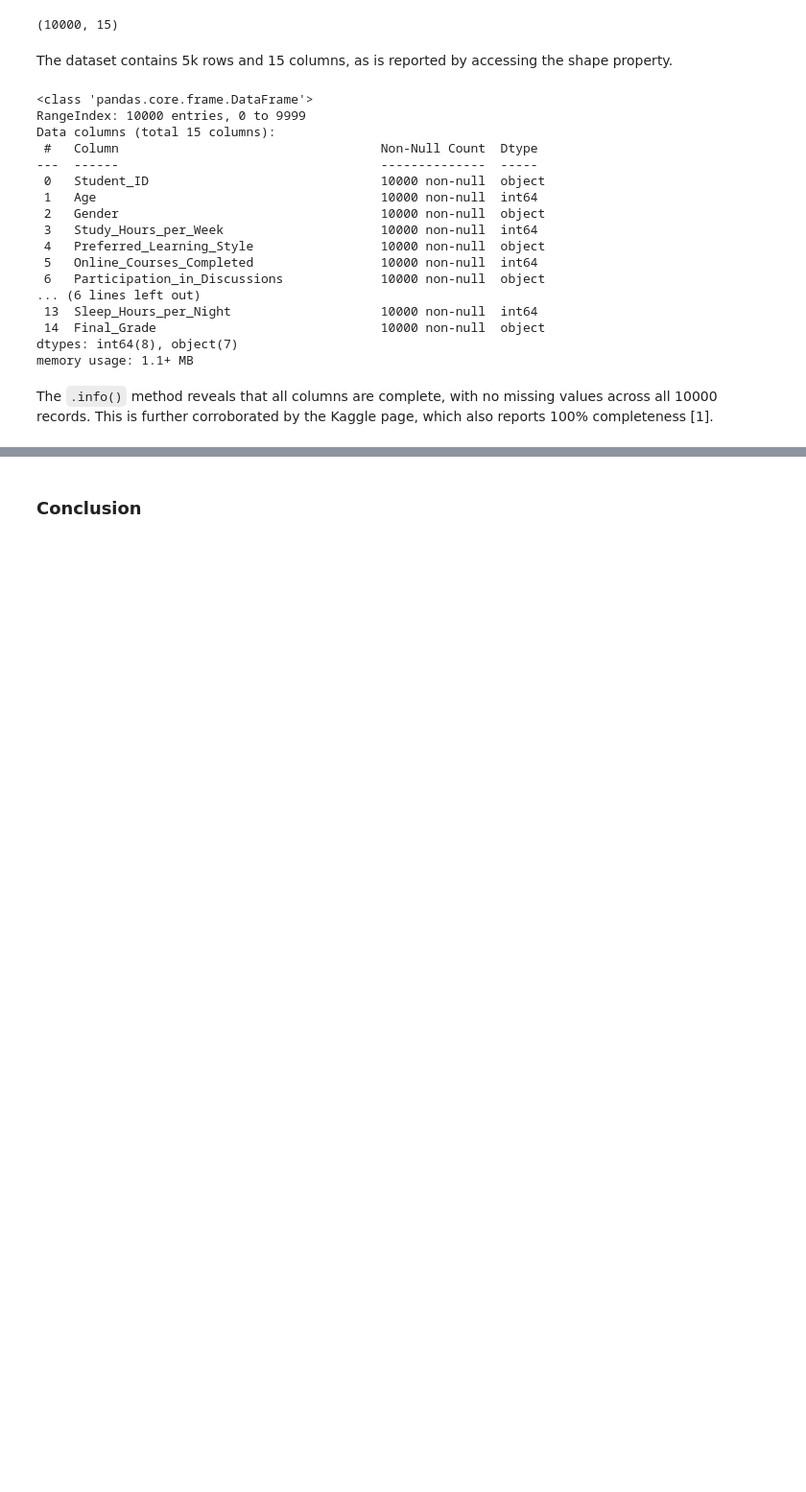
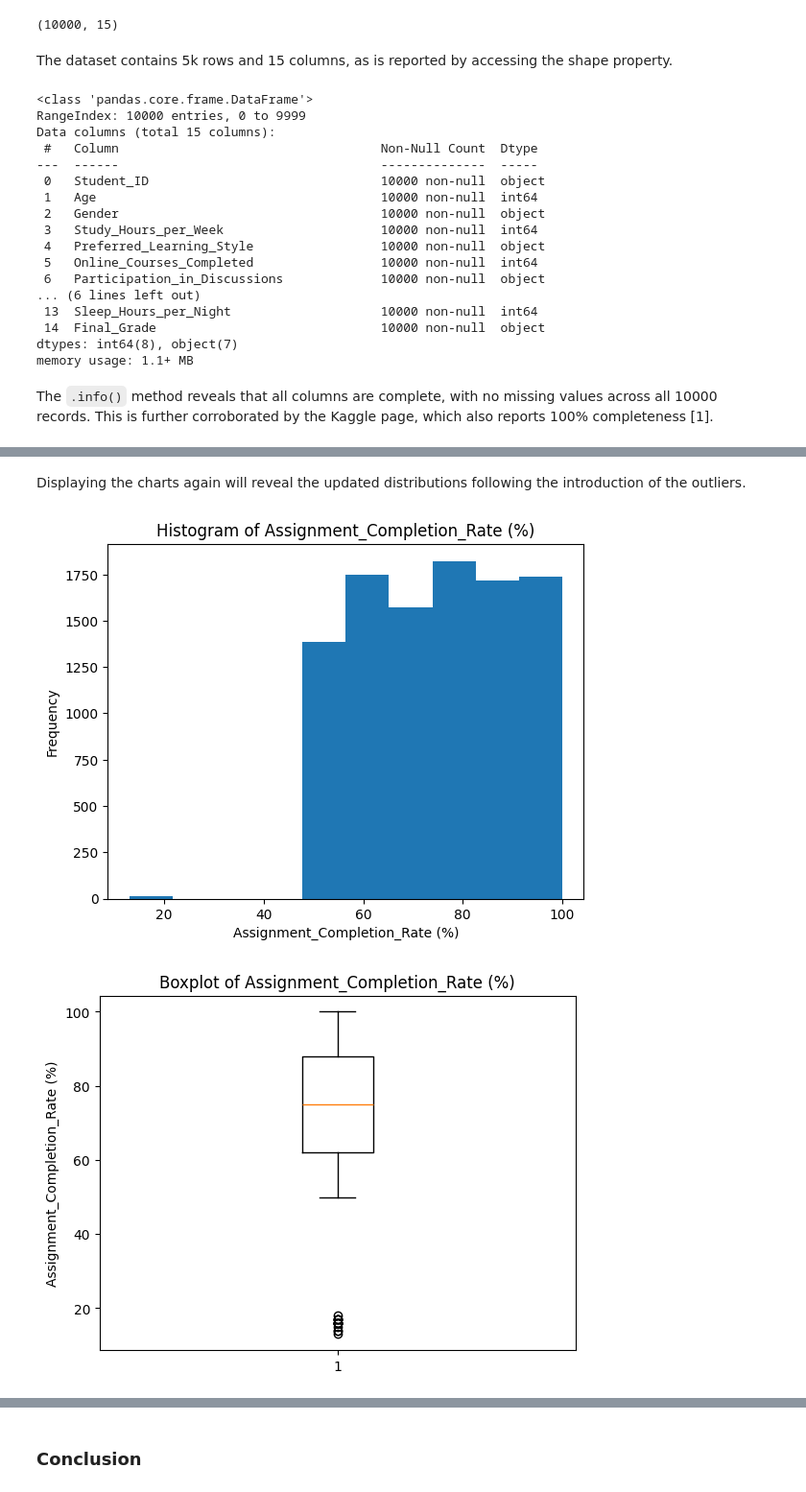
Before and after one commit to jghoshh/csi4142_a3, a Jupyter notebook: a3_p2.ipynb, the cells around one changed output, grey strips where cells are left out. Shown at 96% size. Cells and saved outputs as stored; diff of their text form; code cells hidden in the pictures; blank space fills up the shorter version.

```diff
--- a/a3_p2.ipynb
+++ b/a3_p2.ipynb
@@ -131,2 +85,0 @@ The `.info()` method reveals that all columns are complete, with no missing valu
-# %%
-df['Study_Efficiency'] = df['Exam_Score'] / df['Study_Hours_per_Week']
@@ -132,0 +603,28 @@ df['Study_Efficiency'] = df['Exam_Score'] / df['Study_Hours_per_Week']
+# %%
+for col in ["Assignment_Completion_Rate (%)", "Attendance_Rate (%)"]:
+    mean = df[col].mean()
+    std = df[col].std()
+
+    mask = np.random.rand(len(df)) < 0.001
+    noise = np.random.normal(0, 0.1 * std, size=mask.sum())
+
+    df.loc[mask, col] = (mean - (4 * std) + noise).astype(int)
+# %% [markdown]
+Displaying the charts again will reveal the updated distributions following the introduction of the outliers.
+# %%
+# Display distribution for each "Assignment_Completion_Rate (%)" and "Attendance_Rate (%)" columns
+for col in ["Assignment_Completion_Rate (%)", "Attendance_Rate (%)"]:
+    plt.figure()
+    plt.hist(df[col].dropna())
+    plt.title(f"Histogram of {col}")
+    plt.xlabel(col)
+    plt.ylabel("Frequency")
+    plt.show()
+    plt.figure()
+    plt.boxplot(df[col].dropna())
+    plt.title(f"Boxplot of {col}")
+    plt.ylabel(col)
+    plt.show()
+# %% [output]
+[figure, added]
+[figure, added]
```
Also changed, not shown: parts of 85 cells of this notebook.
